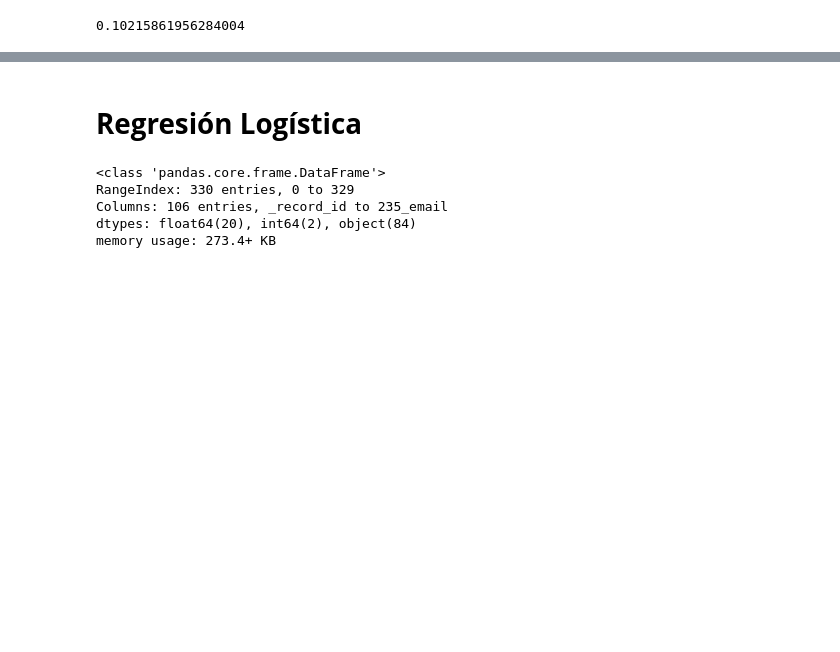
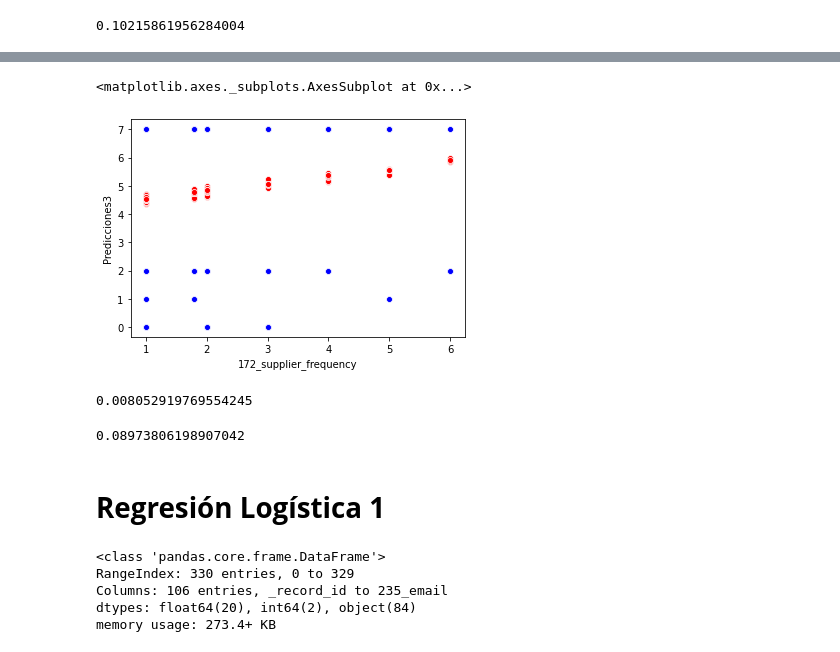
Before and after one commit to saloabdala/Actividad-4, a Jupyter notebook: Actividad_4_(Regresión_lineal_y_logística)_tarea.ipynb, the cells around one changed output, grey strips where cells are left out. Cells and saved outputs as stored; diff of their text form; code cells hidden in the pictures; blank space fills up the shorter version.

```diff
--- a/Actividad_4_(Regresión_lineal_y_logística)_tarea.ipynb
+++ b/Actividad_4_(Regresión_lineal_y_logística)_tarea.ipynb
@@ -335,0 +446,4 @@ coef_Correl
+# %%
+#Se define model como la función de regresión lineal
+from sklearn.linear_model import LinearRegression
+model3 = LinearRegression()
@@ -335,0 +483,4 @@ coef_Correl
+# %%
+#Predecimos los valores de total de accidentes a partir de las variables: alcohol, speeding y no previous
+y_pred= model3.predict(X=data3_iqr[['172_supplier_frequency','104_how_many_shelves_does_the_micro_retailer_have','103_number_own_fridges']])
+y_pred
@@ -335,0 +505,4 @@ coef_Correl
+# %%
+#Insertamos la columna de predicciones en el Dataframe
+data3_iqr.insert(2, 'Predicciones3',y_pred)
+data3_iqr
@@ -336,5 +523,25 @@ coef_Correl
+# %%
+#Visualizamos la gráfica comparativa entre el total real y el total predicho
+
+sns.scatterplot(x='172_supplier_frequency',y='275_platform_days_receive_money',color='blue',data=data3_iqr)
+sns.scatterplot(x='172_supplier_frequency',y='Predicciones3',color='red',data=data3_iqr)
+# %% [output]
+<matplotlib.axes._subplots.AxesSubplot at 0x...>
+[figure, added]
+# %%
+#Corroboramos cual es el coeficiente de Determinación de nuestro modelo
+coef_Deter=model3.score(X=Var_Indep, y=Var_Dep)
+coef_Deter
+# %% [output]
+0.008052919769554245
+# %%
+#Corroboramos cual es el coeficiente de Correlación de nuestro modelo
+coef_Correl=np.sqrt(coef_Deter)
+coef_Correl
+# %% [output]
+0.08973806198907042
 # %% [markdown]
-# **Regresión Logística**
+# **Regresión Logística 1**
 # %%
 #Verificamos información del DataFrame
 Microretailer.info()
```
Also changed, not shown: parts of 51 cells of this notebook.
